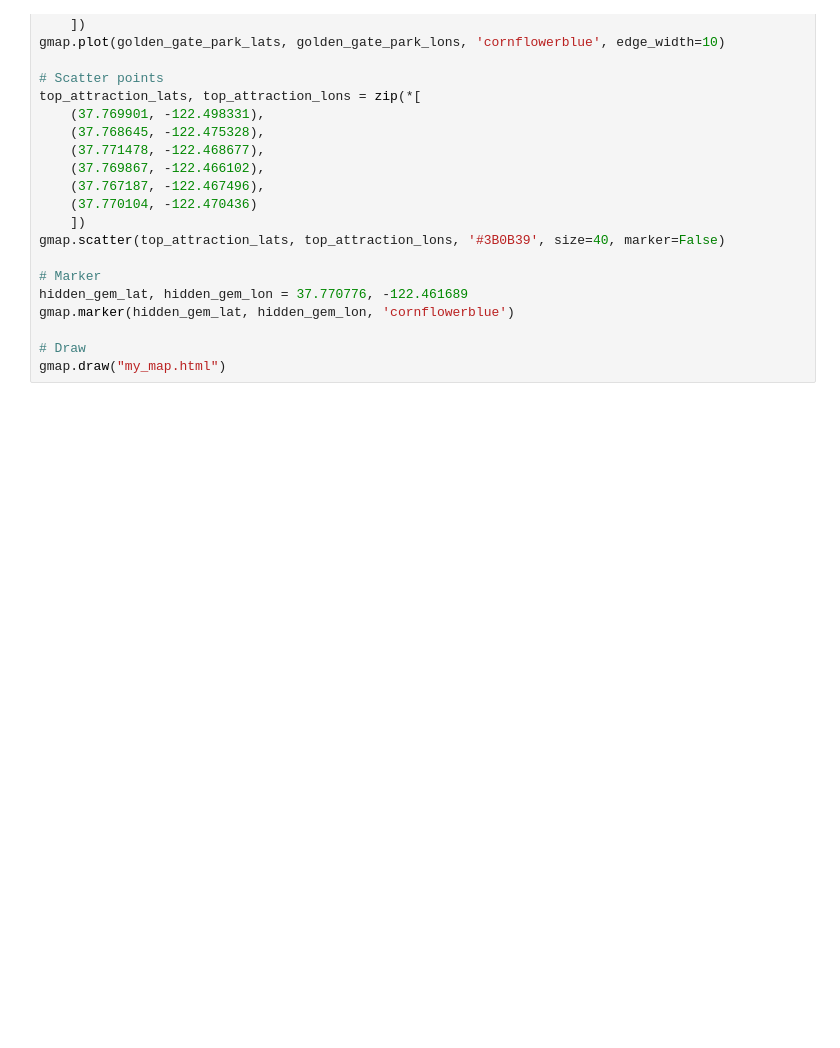
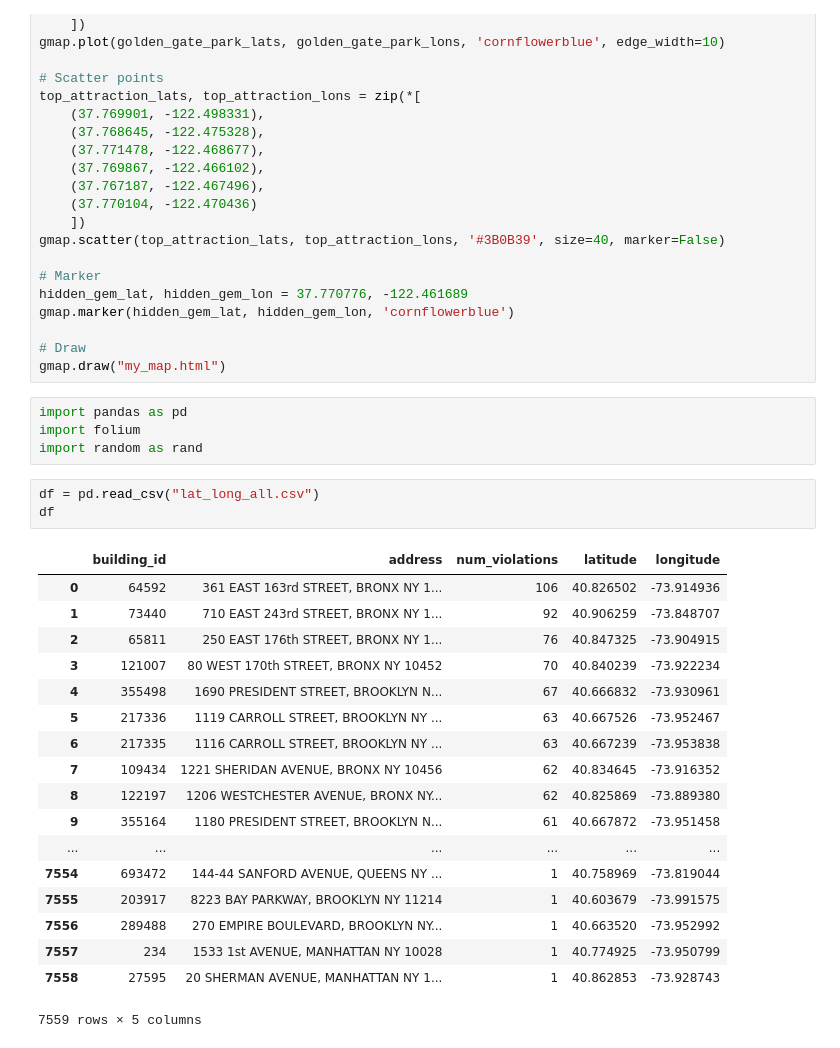
Before and after one commit to joycex99/hri-lead-paint, a Jupyter notebook: visualization.ipynb, the cells around one changed output. Cells and saved outputs as stored; diff of their text form; blank space fills up the shorter version.

```diff
--- a/visualization.ipynb
+++ b/visualization.ipynb
@@ -152,3 +152,29 @@ gmap.marker(hidden_gem_lat, hidden_gem_lon, 'cornflowerblue')
 
 # Draw
 gmap.draw("my_map.html")
+# %%
+import pandas as pd
+import folium
+import random as rand
+# %%
+df = pd.read_csv("lat_long_all.csv")
+df
+# %% [output]
+|  | building_id | address | num_violations | latitude | longitude |
+| 0 | 64592 | 361 EAST 163rd STREET, BRONX NY 1... | 106 | 40.826502 | -73.914936 |
+| 1 | 73440 | 710 EAST 243rd STREET, BRONX NY 1... | 92 | 40.906259 | -73.848707 |
+| 2 | 65811 | 250 EAST 176th STREET, BRONX NY 1... | 76 | 40.847325 | -73.904915 |
+| 3 | 121007 | 80 WEST 170th STREET, BRONX NY 10452 | 70 | 40.840239 | -73.922234 |
+| 4 | 355498 | 1690 PRESIDENT STREET, BROOKLYN N... | 67 | 40.666832 | -73.930961 |
+| 5 | 217336 | 1119 CARROLL STREET, BROOKLYN NY ... | 63 | 40.667526 | -73.952467 |
+| 6 | 217335 | 1116 CARROLL STREET, BROOKLYN NY ... | 63 | 40.667239 | -73.953838 |
+| 7 | 109434 | 1221 SHERIDAN AVENUE, BRONX NY 10456 | 62 | 40.834645 | -73.916352 |
+| 8 | 122197 | 1206 WESTCHESTER AVENUE, BRONX NY... | 62 | 40.825869 | -73.889380 |
+| 9 | 355164 | 1180 PRESIDENT STREET, BROOKLYN N... | 61 | 40.667872 | -73.951458 |
+| ... | ... | ... | ... | ... | ... |
+| 7554 | 693472 | 144-44 SANFORD AVENUE, QUEENS NY ... | 1 | 40.758969 | -73.819044 |
+| 7555 | 203917 | 8223 BAY PARKWAY, BROOKLYN NY 11214 | 1 | 40.603679 | -73.991575 |
+| 7556 | 289488 | 270 EMPIRE BOULEVARD, BROOKLYN NY... | 1 | 40.663520 | -73.952992 |
+| 7557 | 234 | 1533 1st AVENUE, MANHATTAN NY 10028 | 1 | 40.774925 | -73.950799 |
+| 7558 | 27595 | 20 SHERMAN AVENUE, MANHATTAN NY 1... | 1 | 40.862853 | -73.928743 |
+7559 rows × 5 columns
```
Also changed, not shown: parts of 3 cells of this notebook.
